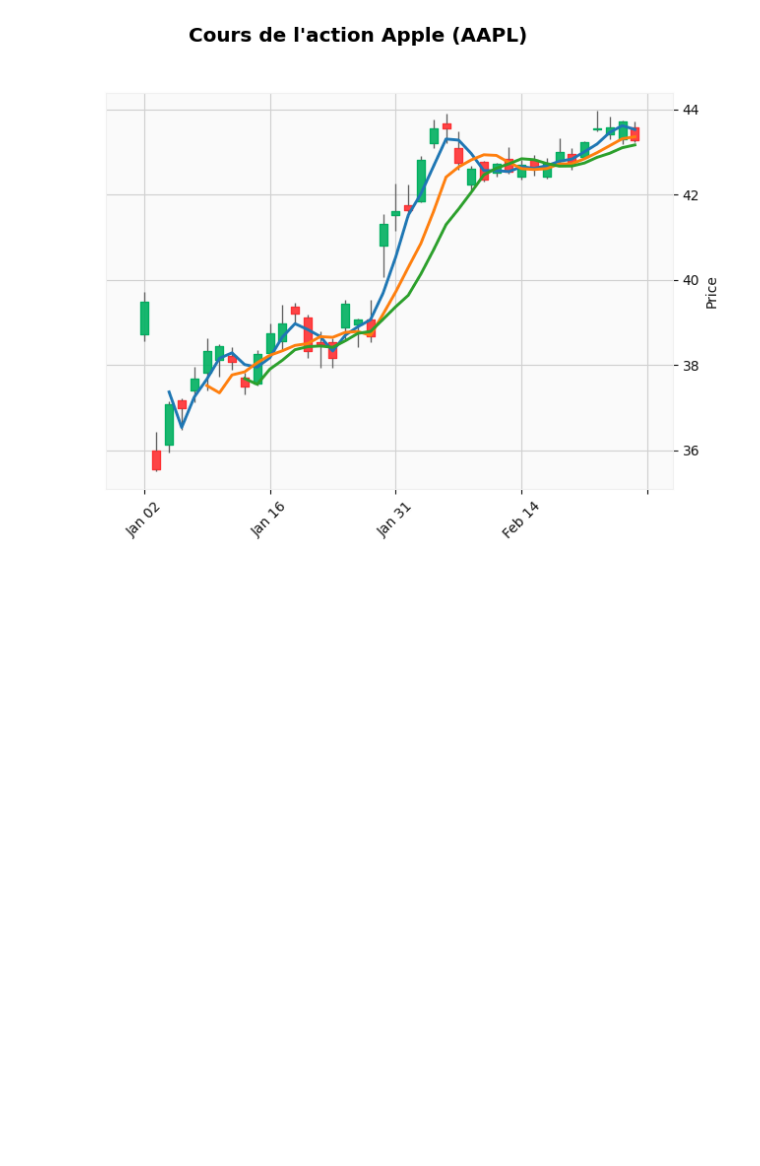
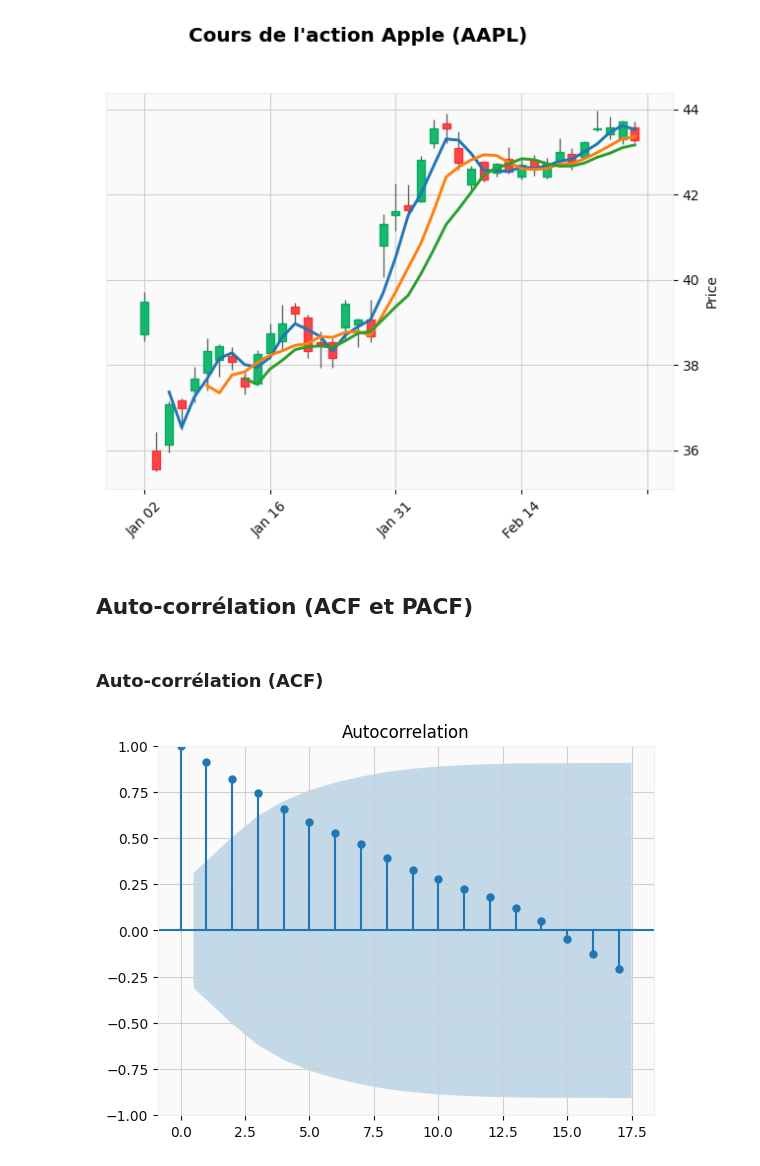
Before and after one commit to Ab2nour/stock-analysis, a Jupyter notebook: src/exploratory-data-analysis.ipynb, the cells around one changed output. Cells and saved outputs as stored; diff of their text form; code cells hidden in the pictures; blank space fills up the shorter version.

```diff
--- a/src/exploratory-data-analysis.ipynb
+++ b/src/exploratory-data-analysis.ipynb
@@ -51,3 +68,11 @@ mpl.plot(
 )
 # %% [output]
 [figure]
+# %% [markdown]
+## Auto-corrélation (ACF et PACF)
+# %% [markdown]
+### Auto-corrélation (ACF)
+# %%
+_ = plot_acf(df_3_mois["Close"])
+# %% [output]
+[figure, added]
```
Also changed, not shown: parts of 16 cells of this notebook.
